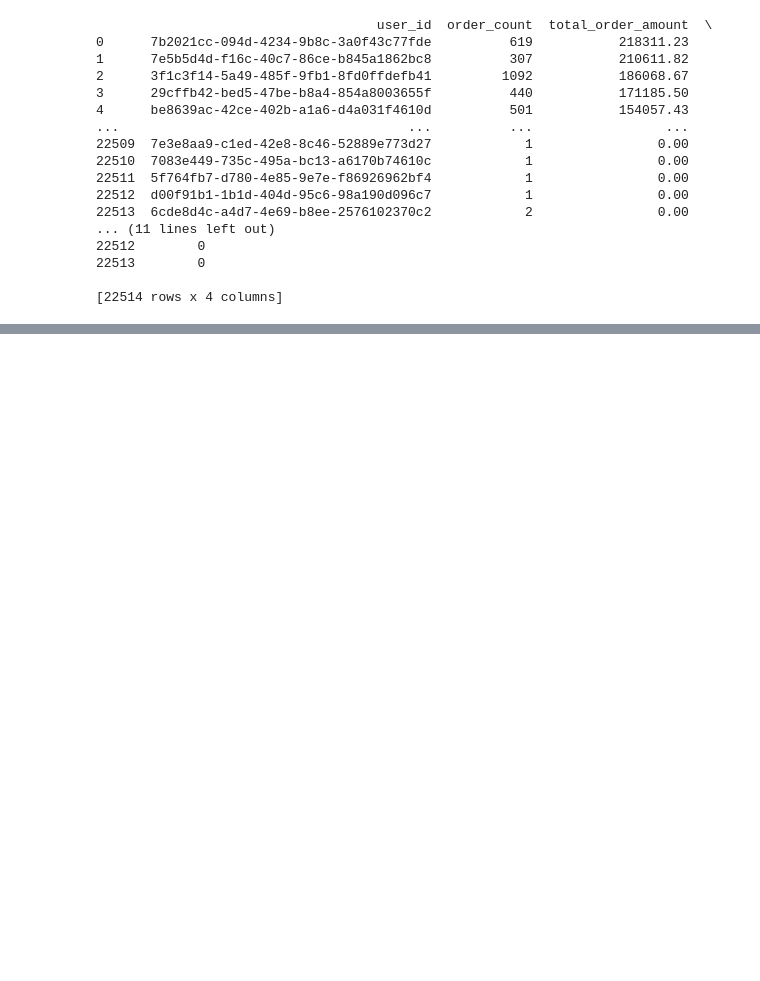
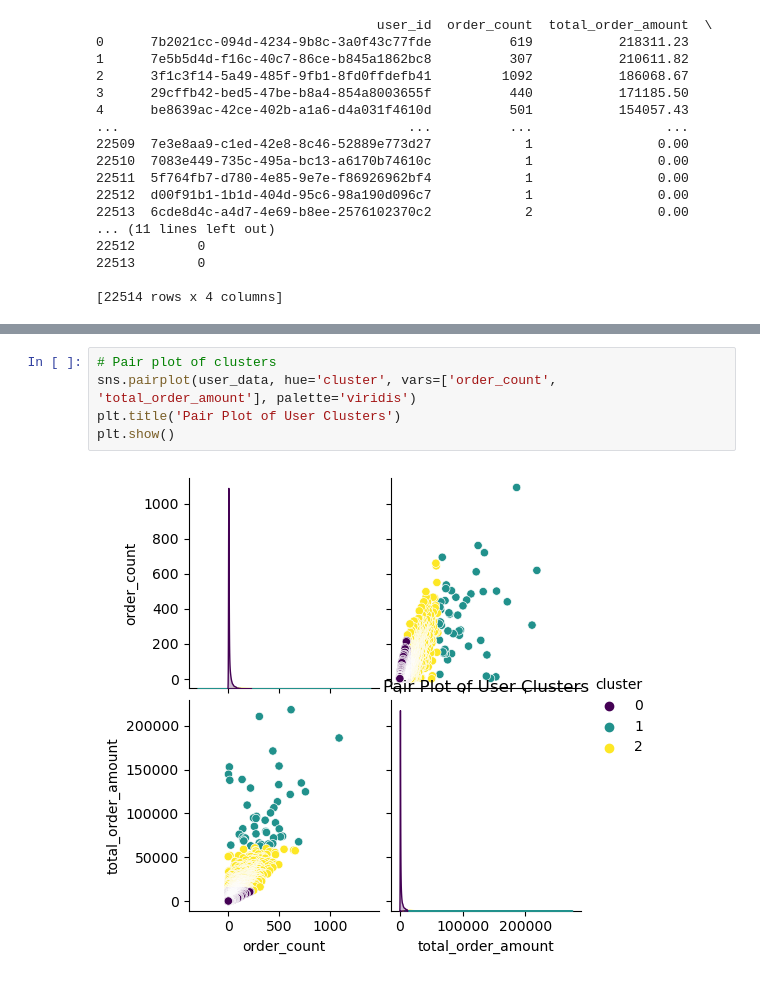
Before and after one commit to jodahe1/SQLAnalysis, a Jupyter notebook: Part5/userSegment1.ipynb, the cells around one changed output, grey strips where cells are left out. Drawn from its saved outputs; the diff is of its cells as text; blank space fills up the shorter version.

```diff
--- a/Part5/userSegment1.ipynb
+++ b/Part5/userSegment1.ipynb
@@ -107,0 +112,7 @@ NameError: name 'data' is not defined
+# %%
+# Pair plot of clusters
+sns.pairplot(user_data, hue='cluster', vars=['order_count', 'total_order_amount'], palette='viridis')
+plt.title('Pair Plot of User Clusters')
+plt.show()
+# %% [output]
+[figure, added]
```
Also changed, not shown: parts of 2 cells of this notebook, 1 other file.
